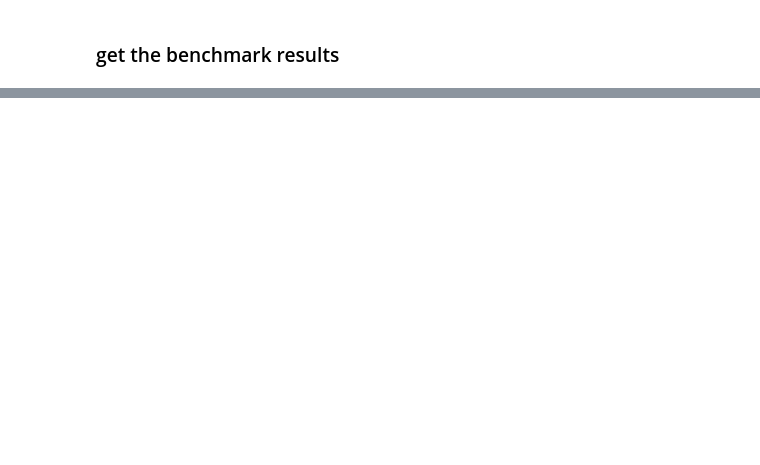
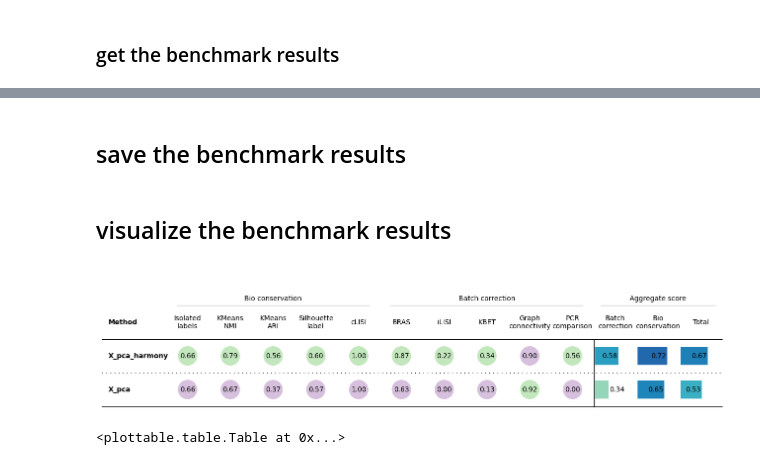
Before and after one commit to neurogenetics/ADRD_Brain_Aging, a Jupyter notebook: phase1/quantifications/eval_harmony_correction.ipynb, the cells around one changed output, grey strips where cells are left out. Drawn from its saved outputs; the diff is of its cells as text; code cells hidden in the pictures; blank space fills up the shorter version.

Commit message:
ran scib metrics benmarking
ran scib metrics benmarking, saved the figure and results to file

```diff
--- a/phase1/quantifications/eval_harmony_correction.ipynb
+++ b/phase1/quantifications/eval_harmony_correction.ipynb
@@ -16,16 +16,20 @@ warnings.simplefilter('ignore')
 # %%
 # variables and constants
 cohort = 'aging'
-assay = 'RNA'
 DEBUG = True
 
 # directories
-wrk_dir = '/home/jupyter/brain_aging_phase1'
+wrk_dir = '/home/jupyter/data/ADRD_Brain_Aging'
 quants_dir = f'{wrk_dir}/demux'
+figures_dir = f'{wrk_dir}/figures'
 
 # in files
 in_h5ad = f'{quants_dir}/{cohort}.pegasus.leiden_085.subclustered.h5ad'
 
+# out files
+scib_results_file = f'{figures_dir}/scib_results_harmony.csv'
+
 if DEBUG:
-    print(in_h5ad)
+    print(f'{in_h5ad=}')
+    print(f'{scib_results_file=}')
 # %% [output]
@@ -158,0 +177,2 @@ print(results)
+# %% [markdown]
+## save the benchmark results
@@ -159,3 +181,8 @@ print(results)
+# %% [markdown]
+## visualize the benchmark results
 # %%
-bm.plot_results_table()
+bm.plot_results_table(save_dir=figures_dir)
+# %% [output]
+[figure, added]
+<plottable.table.Table at 0x...>
 # %%
```
Also changed, not shown: parts of 9 cells of this notebook.
